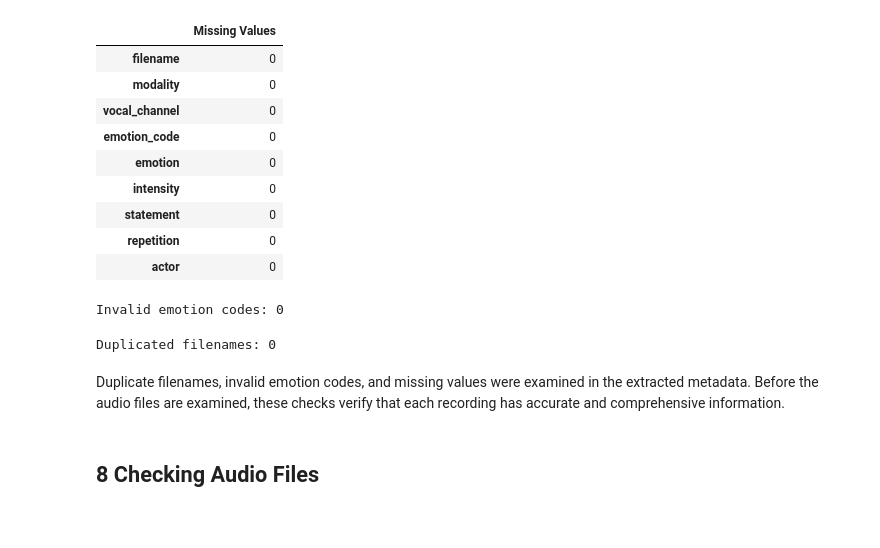
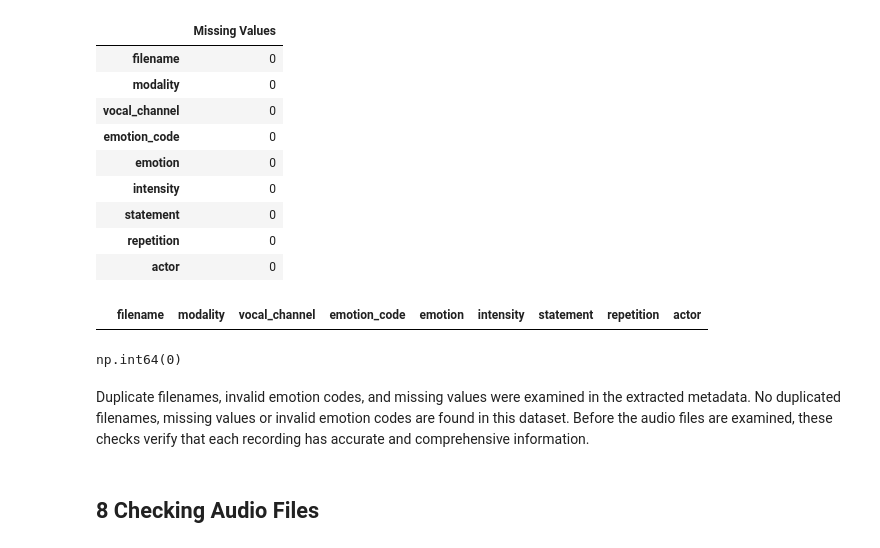
Before and after one commit to SubathraSIM/CM3020_Final_Year_Project, a Jupyter notebook: notebooks/dataset_exploration/ravdess_exploration.ipynb, the cells around one changed output. Saved outputs shown, nothing was run; the diff lists cells and outputs as text; code cells hidden in the pictures.

Commit message:
modified dataset exploration

```diff
--- a/notebooks/dataset_exploration/ravdess_exploration.ipynb
+++ b/notebooks/dataset_exploration/ravdess_exploration.ipynb
@@ -22,6 +22,7 @@ from IPython.display import Audio, display
 # %% [markdown]
 The folders containing the RAVDESS audio recordings are labelled with the actor number. In order to examine their filename information, all WAV files from these actor folders are retrieved.
 # %%
-# audio files
-ravdess_folder = Path("../../data/raw/ravdess")
-audio_files = sorted(ravdess_folder.glob("Actor_*/*.wav"))
+# audio files path and the length
+path = Path("../../data/raw/ravdess")
+audio_files = sorted(path.glob("Actor_*/*.wav"))
+len(audio_files)
@@ -77,8 +78,9 @@ for audio_file in audio_files:
         "actor": int(parts[6])
     })
 # %%
-ravdess_df = pd.DataFrame(records)
-ravdess_df.head()
+# dataframe
+df = pd.DataFrame(records)
+df.head()
 # %% [output]
 |  | filename | modality | vocal_channel | emotion_code | emotion | intensity | statement | repetition | actor |
 | 0 | 03-01-01-01-01-01-01.wav | 3 | 1 | 1 | Neutral | 1 | 1 | 1 | 1 |
@@ -144,20 +151,20 @@ ravdess_df.isnull().sum().to_frame("Missing Values")
 | repetition | 0 |
 | actor | 0 |
 # %%
-# valid codes
-valid_emotion_codes = list(range(1, 9))
-invalid_emotions = ravdess_df[~ravdess_df["emotion_code"].isin(valid_emotion_codes)]
-print("Invalid emotion codes:", len(invalid_emotions))
+# valid emotion codes
+valid_code = list(range(1, 9))
+invalid_emotions = df[~df["emotion_code"].isin(valid_code)]
+invalid_emotions
 # %% [output]
-Invalid emotion codes: 0
+|  | filename | modality | vocal_channel | emotion_code | emotion | intensity | statement | repetition | actor |
 # %%
-# duplicated names
-duplicated_filenames = ravdess_df["filename"].duplicated().sum()
-print("Duplicated filenames:", duplicated_filenames)
+# duplicated filenames
+duplicated = df["filename"].duplicated().sum()
+duplicated
 # %% [output]
-Duplicated filenames: 0
+np.int64(0)
 # %% [markdown]
-Duplicate filenames, invalid emotion codes, and missing values were examined in the extracted metadata. Before the audio files are examined, these checks verify that each recording has accurate and comprehensive information.
+Duplicate filenames, invalid emotion codes, and missing values were examined in the extracted metadata. No duplicated filenames, missing values or invalid emotion codes are found in this dataset. Before the audio files are examined, these checks verify that each recording has accurate and comprehensive information.
 # %% [markdown]
 ## 8 Checking Audio Files
 # %% [markdown]
```
Also changed, not shown: parts of 34 cells of this notebook, 2 other files.
